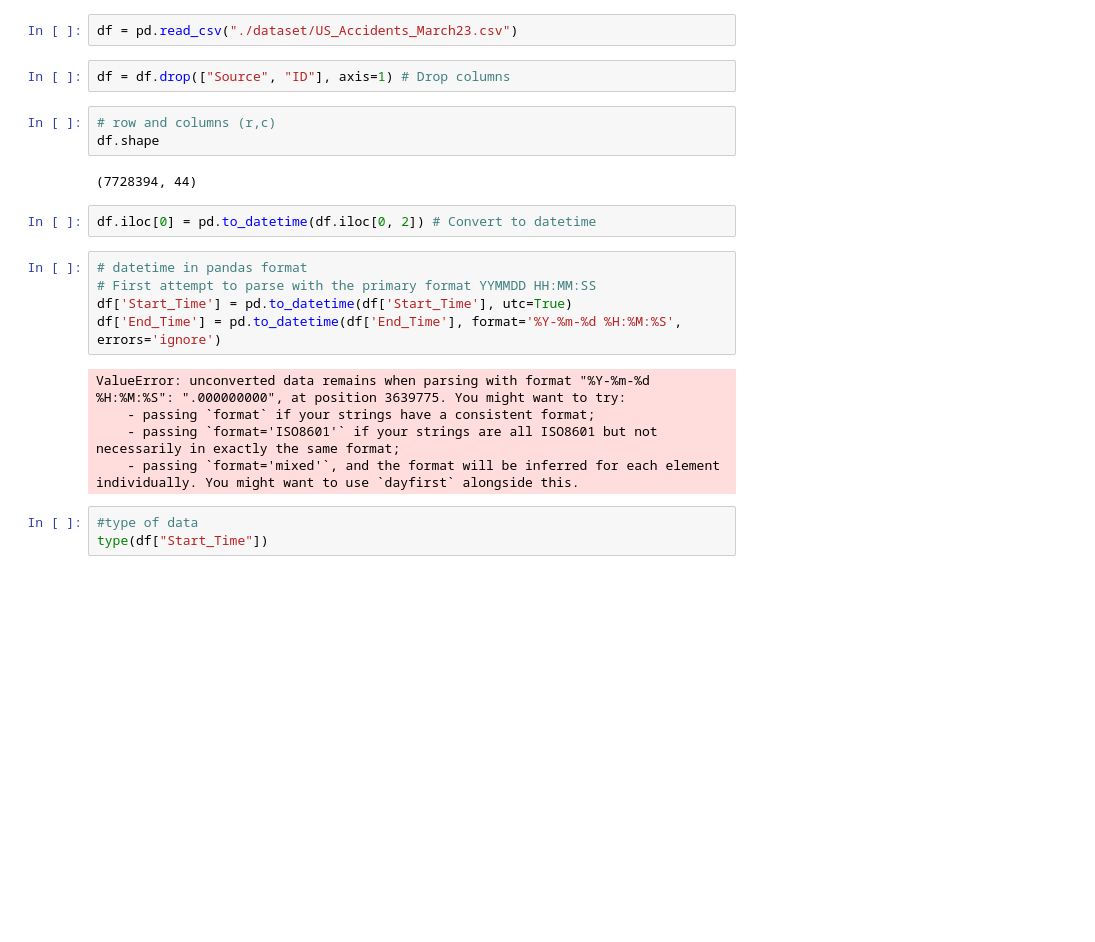
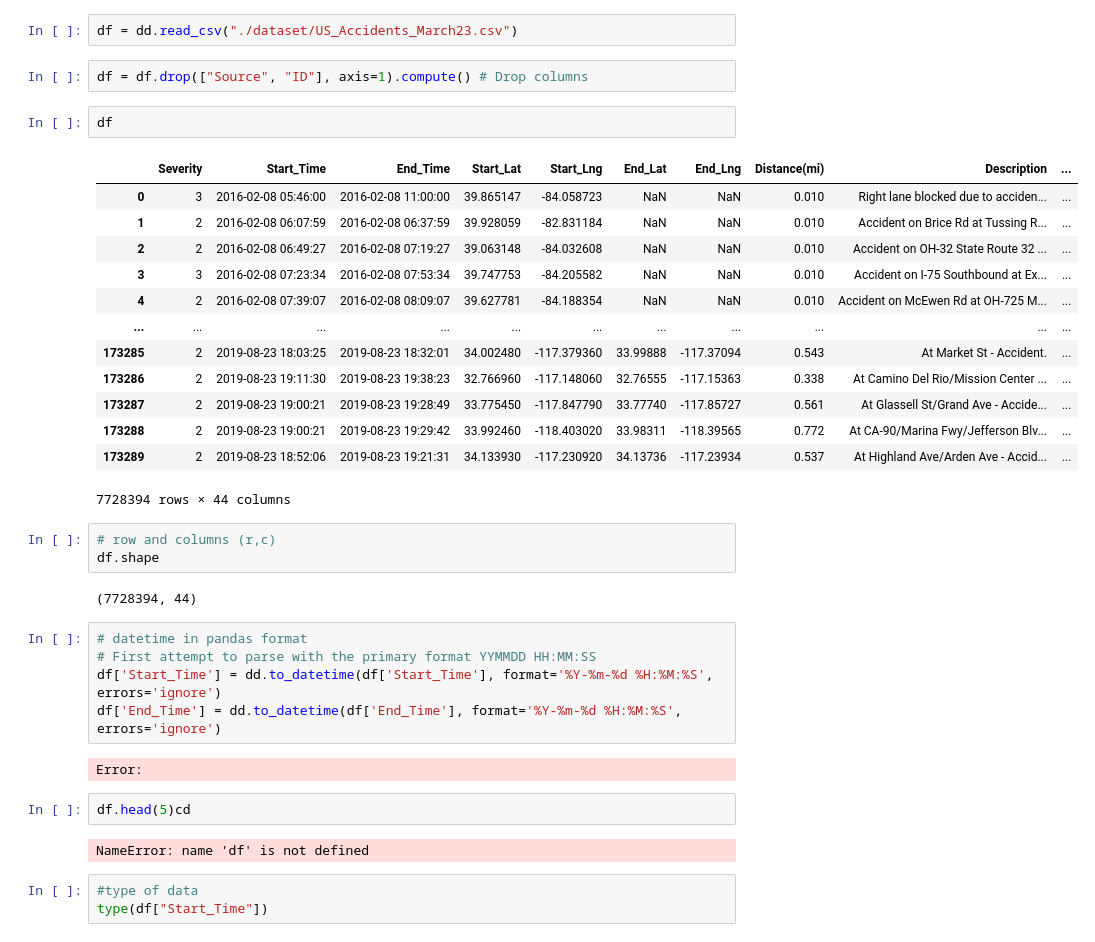
Before and after one commit to Priyanshu-hawk/TechStax_Assignment, a Jupyter notebook: EDA.ipynb, the cells around one changed output. Drawn from its saved outputs; the diff is of its cells as text; blank space fills up the shorter version.

```diff
--- a/EDA.ipynb
+++ b/EDA.ipynb
@@ -5,24 +21,39 @@ import seaborn as sns
 # %%
-df = pd.read_csv("./dataset/US_Accidents_March23.csv")
+df = dd.read_csv("./dataset/US_Accidents_March23.csv")
 # %%
-df = df.drop(["Source", "ID"], axis=1) # Drop columns
+df = df.drop(["Source", "ID"], axis=1).compute() # Drop columns
+# %%
+df
+# %% [output]
+|  | Severity | Start_Time | End_Time | Start_Lat | Start_Lng | End_Lat | End_Lng | Distance(mi) | Description | ... |
+| 0 | 3 | 2016-02-08 05:46:00 | 2016-02-08 11:00:00 | 39.865147 | -84.058723 | NaN | NaN | 0.010 | Right lane blocked due to acciden... | ... |
+| 1 | 2 | 2016-02-08 06:07:59 | 2016-02-08 06:37:59 | 39.928059 | -82.831184 | NaN | NaN | 0.010 | Accident on Brice Rd at Tussing R... | ... |
+| 2 | 2 | 2016-02-08 06:49:27 | 2016-02-08 07:19:27 | 39.063148 | -84.032608 | NaN | NaN | 0.010 | Accident on OH-32 State Route 32 ... | ... |
+| 3 | 3 | 2016-02-08 07:23:34 | 2016-02-08 07:53:34 | 39.747753 | -84.205582 | NaN | NaN | 0.010 | Accident on I-75 Southbound at Ex... | ... |
+| 4 | 2 | 2016-02-08 07:39:07 | 2016-02-08 08:09:07 | 39.627781 | -84.188354 | NaN | NaN | 0.010 | Accident on McEwen Rd at OH-725 M... | ... |
+| ... | ... | ... | ... | ... | ... | ... | ... | ... | ... | ... |
+| 173285 | 2 | 2019-08-23 18:03:25 | 2019-08-23 18:32:01 | 34.002480 | -117.379360 | 33.99888 | -117.37094 | 0.543 | At Market St - Accident. | ... |
+| 173286 | 2 | 2019-08-23 19:11:30 | 2019-08-23 19:38:23 | 32.766960 | -117.148060 | 32.76555 | -117.15363 | 0.338 | At Camino Del Rio/Mission Center ... | ... |
+| 173287 | 2 | 2019-08-23 19:00:21 | 2019-08-23 19:28:49 | 33.775450 | -117.847790 | 33.77740 | -117.85727 | 0.561 | At Glassell St/Grand Ave - Accide... | ... |
+| 173288 | 2 | 2019-08-23 19:00:21 | 2019-08-23 19:29:42 | 33.992460 | -118.403020 | 33.98311 | -118.39565 | 0.772 | At CA-90/Marina Fwy/Jefferson Blv... | ... |
+| 173289 | 2 | 2019-08-23 18:52:06 | 2019-08-23 19:21:31 | 34.133930 | -117.230920 | 34.13736 | -117.23934 | 0.537 | At Highland Ave/Arden Ave - Accid... | ... |
+7728394 rows × 44 columns
 # %%
 # row and columns (r,c)
 df.shape
 # %% [output]
 (7728394, 44)
-# %%
-df.iloc[0] = pd.to_datetime(df.iloc[0, 2]) # Convert to datetime
 # %%
 # datetime in pandas format
 # First attempt to parse with the primary format YYMMDD HH:MM:SS
-df['Start_Time'] = pd.to_datetime(df['Start_Time'], utc=True)
-df['End_Time'] = pd.to_datetime(df['End_Time'], format='%Y-%m-%d %H:%M:%S', errors='ignore')
+df['Start_Time'] = dd.to_datetime(df['Start_Time'], format='%Y-%m-%d %H:%M:%S', errors='ignore')
+df['End_Time'] = dd.to_datetime(df['End_Time'], format='%Y-%m-%d %H:%M:%S', errors='ignore')
 # %% [output]
-ValueError: unconverted data remains when parsing with format "%Y-%m-%d %H:%M:%S": ".000000000", at position 3639775. You might want to try:
-    - passing `format` if your strings have a consistent format;
-    - passing `format='ISO8601'` if your strings are all ISO8601 but not necessarily in exactly the same format;
-    - passing `format='mixed'`, and the format will be inferred for each element individually. You might want to use `dayfirst` alongside this.
+Error:
+# %%
+df.head(5)cd
+# %% [output]
+NameError: name 'df' is not defined
 # %%
 #type of data
 type(df["Start_Time"])
```
Also changed, not shown: parts of 2 cells of this notebook, 1 other file.
